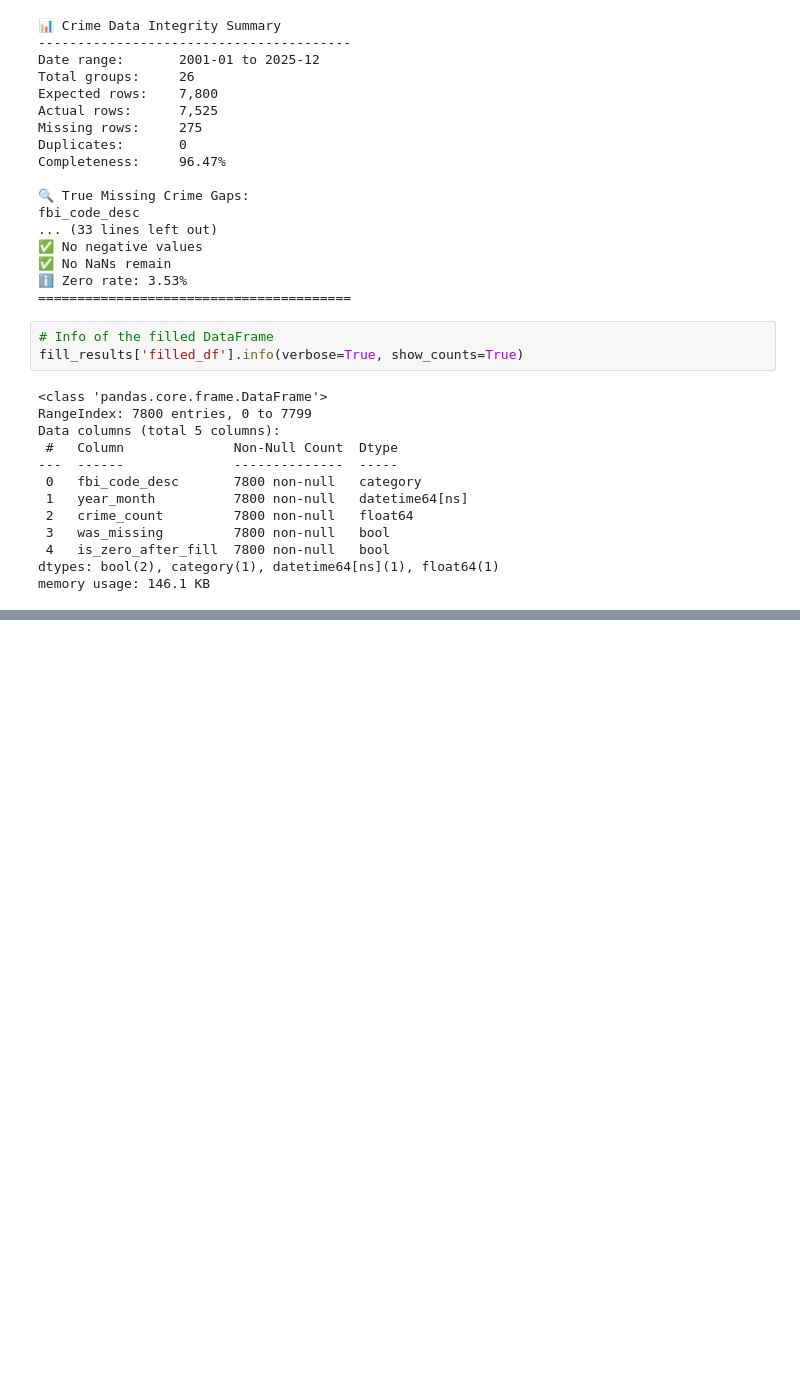
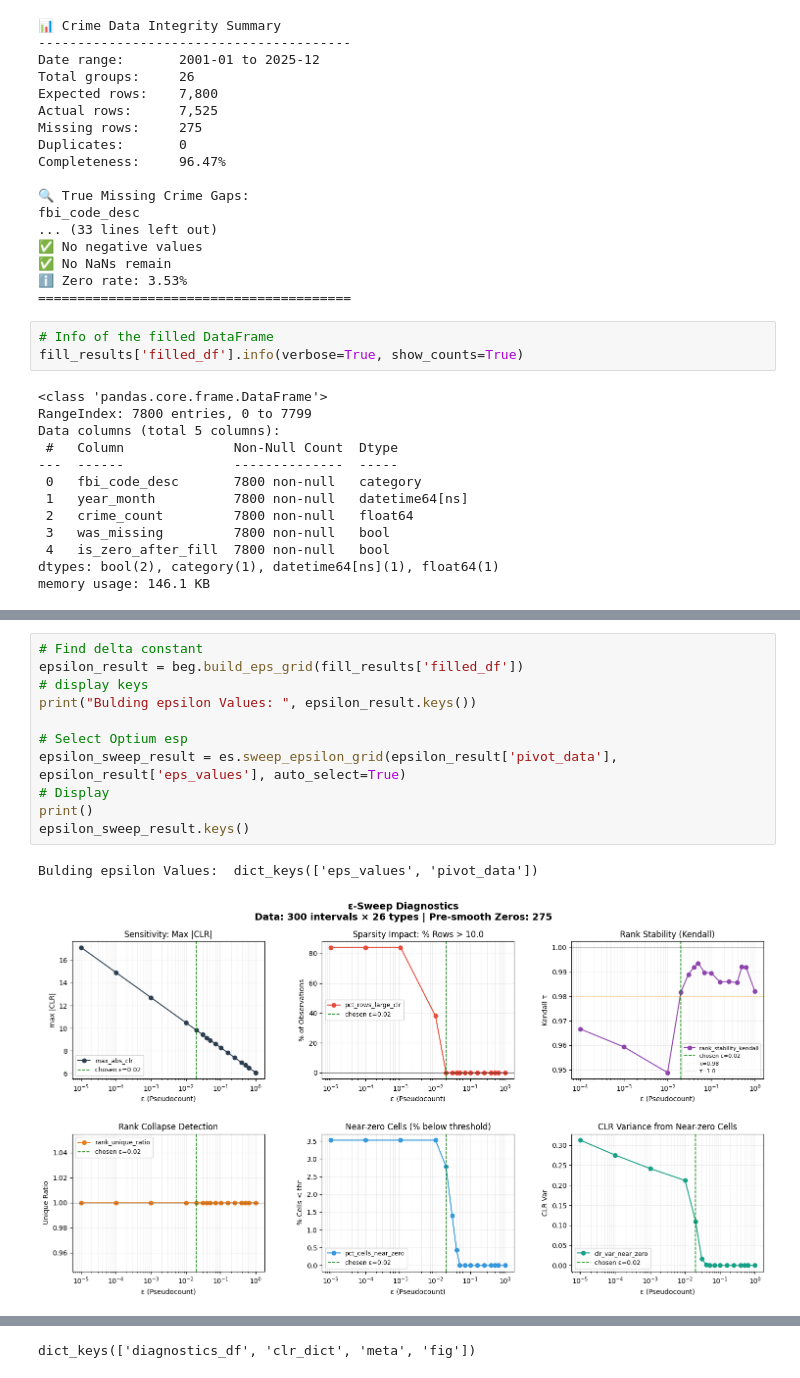
Before and after one commit to SirErikPak/ChicagoCrime, a Jupyter notebook: Notebook/ChicagoCrimeDetection.ipynb, the cells around one changed output, grey strips where cells are left out. Saved outputs shown, nothing was run; the diff lists cells and outputs as text; blank space fills up the shorter version.

```diff
--- a/Notebook/ChicagoCrimeDetection.ipynb
+++ b/Notebook/ChicagoCrimeDetection.ipynb
@@ -1576,0 +144,14 @@ Which direction do you want to go?
+# %%
+# Find delta constant
+epsilon_result = beg.build_eps_grid(fill_results['filled_df'])
+# display keys
+print("Bulding epsilon Values: ", epsilon_result.keys())
+
+# Select Optium esp
+epsilon_sweep_result = es.sweep_epsilon_grid(epsilon_result['pivot_data'], epsilon_result['eps_values'], auto_select=True)
+# Display
+print()
+epsilon_sweep_result.keys()
+# %% [output]
+Bulding epsilon Values:  dict_keys(['eps_values', 'pivot_data'])
+[figure, added]
@@ -1576,0 +175 @@ Which direction do you want to go?
+dict_keys(['diagnostics_df', 'clr_dict', 'meta', 'fig'])
```
Also changed, not shown: parts of 94 cells of this notebook, 22 other files.
